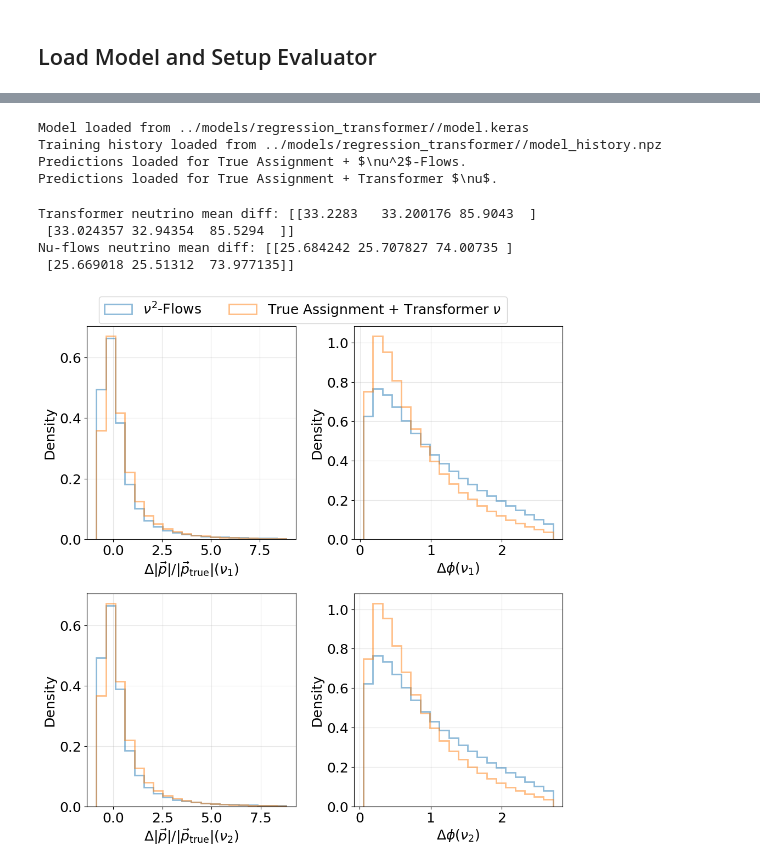
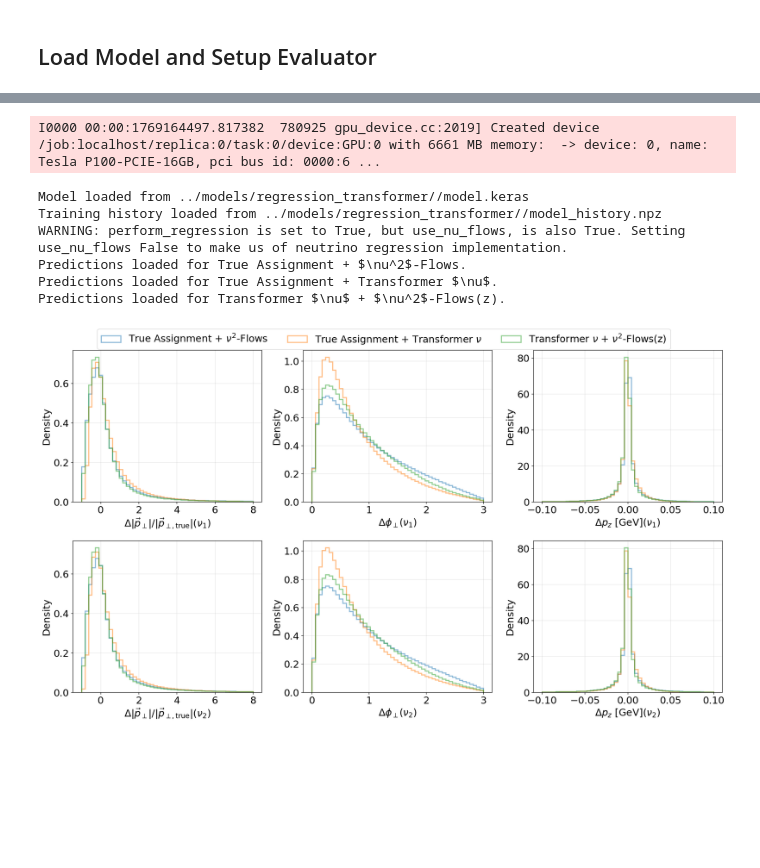
Before and after one commit to simi216/mva-trainer, a Jupyter notebook: notebooks/EvaluateNeutrinoReco.ipynb, the cells around one changed output, grey strips where cells are left out. Drawn from its saved outputs; the diff is of its cells as text; code cells hidden in the pictures; blank space fills up the shorter version.

```diff
--- a/notebooks/EvaluateNeutrinoReco.ipynb
+++ b/notebooks/EvaluateNeutrinoReco.ipynb
@@ -24,7 +18,6 @@ if False:
 elif True:
     PLOTS_DIR = "plots/RegressionTransformer_nu_flows_neutrino_only/"
     MODEL_DIR = "../models/regression_transformer/"
-
 else:
     PLOTS_DIR = "plots/RegressionTransformer_/"
     MODEL_DIR = "../models/regression_transformer_old/"
@@ -41,11 +34,15 @@ plt.rcParams.update({"font.size": 18})
 # Load data
 load_config = get_load_config_from_yaml(CONFIG_PATH)
 DataProcessor = DataPreprocessor(load_config)
-PREDICTIONS_DIR = os.path.join(load_config.data_dir, "RegressionTransformer_nu_flows_neutrino_only", "odd_predictions/")
+PREDICTIONS_DIR = os.path.join(
+    load_config.data_dir,
+    "RegressionTransformer_nu_flows_neutrino_only",
+    "odd_predictions/",
+)
 
 data_config = DataProcessor.load_from_npz(
     load_config.data_path["nominal"], event_numbers="odd"
 )
-X,y = DataProcessor.get_data()
+X, y = DataProcessor.get_data()
 del DataProcessor
 # %% [output]
@@ -96,38 +75,28 @@ perfect_assigner = PerfectAssignmentReconstructor(
 )
 MODEL_DIR = "../models/regression_transformer/"
 perfect_assigner.load_model(f"{MODEL_DIR}/model.keras")
-
+composite_neutrino_predictor = CompositeNeutrinoComponentReconstructor(
+    data_config, use_nu_flows=True, axis=(-1), name=r"Transformer $\nu$"
+)
 prediction_manager = Evaluation.PredictionManager(
-    [ground_truth_assigner, perfect_assigner], X, y, load_directory=PREDICTIONS_DIR
+    [ground_truth_assigner,perfect_assigner,composite_neutrino_predictor], X, y, load_directory=PREDICTIONS_DIR
 )
 
-
 evaluator = Evaluation.ReconstructionEvaluator(prediction_manager)
 # %% [output]
-Model loaded from ../models/regression_transformer//model.keras
-Training history loaded from ../models/regression_transformer//model_history.npz
-Predictions loaded for True Assignment + $\nu^2$-Flows.
-Predictions loaded for True Assignment + Transformer $\nu$.
+I0000 00:00:1769164497.817382  780925 gpu_device.cc:2019] Created device /job:localhost/replica:0/task:0/device:GPU:0 with 6661 MB memory:  -> device: 0, name: Tesla P100-PCIE-16GB, pci bus id: 0000:6 ...
+Model loaded from ../models/regression_transformer//model.keras
+Training history loaded from ../models/regression_transformer//model_history.npz
+WARNING: perform_regression is set to True, but use_nu_flows, is also True. Setting use_nu_flows False to make us of neutrino regression implementation.
+Predictions loaded for True Assignment + $\nu^2$-Flows.
+Predictions loaded for True Assignment + Transformer $\nu$.
+Predictions loaded for Transformer $\nu$ + $\nu^2$-Flows(z).
-# %%
-transformer_nu = evaluator.prediction_manager.get_neutrino_predictions(0)
-nu_flows_nu = evaluator.prediction_manager.get_neutrino_predictions(1)
-nu_truth = evaluator.y_test["neutrino_truth"]
-valid_mask = ~np.isnan(transformer_nu).any(axis=(1,2)) & ~np.isnan(nu_flows_nu).any(axis=(1,2)) & np.isfinite(transformer_nu).all(axis=(1,2)) & np.isfinite(nu_flows_nu).all(axis=(1,2)) & ~np.isnan(nu_truth).any(axis=(1,2)) & np.isfinite(nu_truth).all(axis=(1,2))
-
-#print("Number of invalid events:", np.sum(~valid_mask) ,"out of", len(valid_mask))
-transformer_nu_valid = transformer_nu[valid_mask]
-nu_flows_nu_valid = nu_flows_nu[valid_mask]
-nu_truth_valid = nu_truth[valid_mask]
-
-print("Transformer neutrino mean diff:", np.mean(np.abs(transformer_nu_valid - nu_truth_valid), axis=0)/1e3)
-print("Nu-flows neutrino mean diff:", np.mean(np.abs(nu_flows_nu_valid - nu_truth_valid), axis=0)/1e3)
-# %% [output]
-Transformer neutrino mean diff: [[33.2283   33.200176 85.9043  ]
- [33.024357 32.94354  85.5294  ]]
-Nu-flows neutrino mean diff: [[25.684242 25.707827 74.00735 ]
- [25.669018 25.51312  73.977135]]
 # %%
-fig, ax = evaluator.plot_relative_neutrino_deviations(bins=20, coords="spherical")
-fig.savefig(f"{PLOTS_DIR}/neutrino_reconstruction_comparison.pdf", bbox_inches="tight")
+fig, ax = evaluator.plot_relative_neutrino_deviations(
+    bins=50, coords="spherical_lepton_fixed", xlims=[(-1,8),(0,3),(-100/1e3,100/1e3)]
+)
+fig.savefig(
+    f"{PLOTS_DIR}/neutrino_reconstruction_comparison_spherical.pdf", bbox_inches="tight"
+)
 # %% [output]
-[figure, old version]
+[figure, new version]
```
Also changed, not shown: parts of 11 cells of this notebook, 17 other files.
